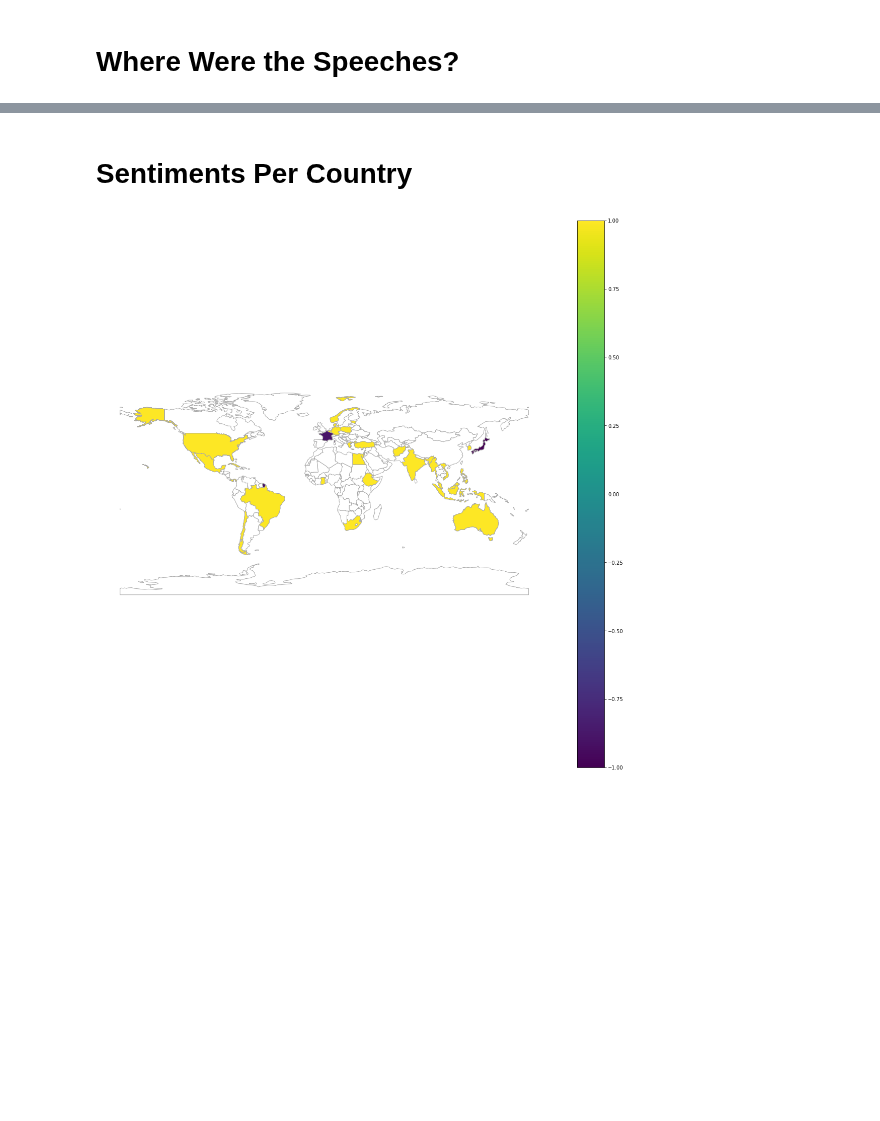
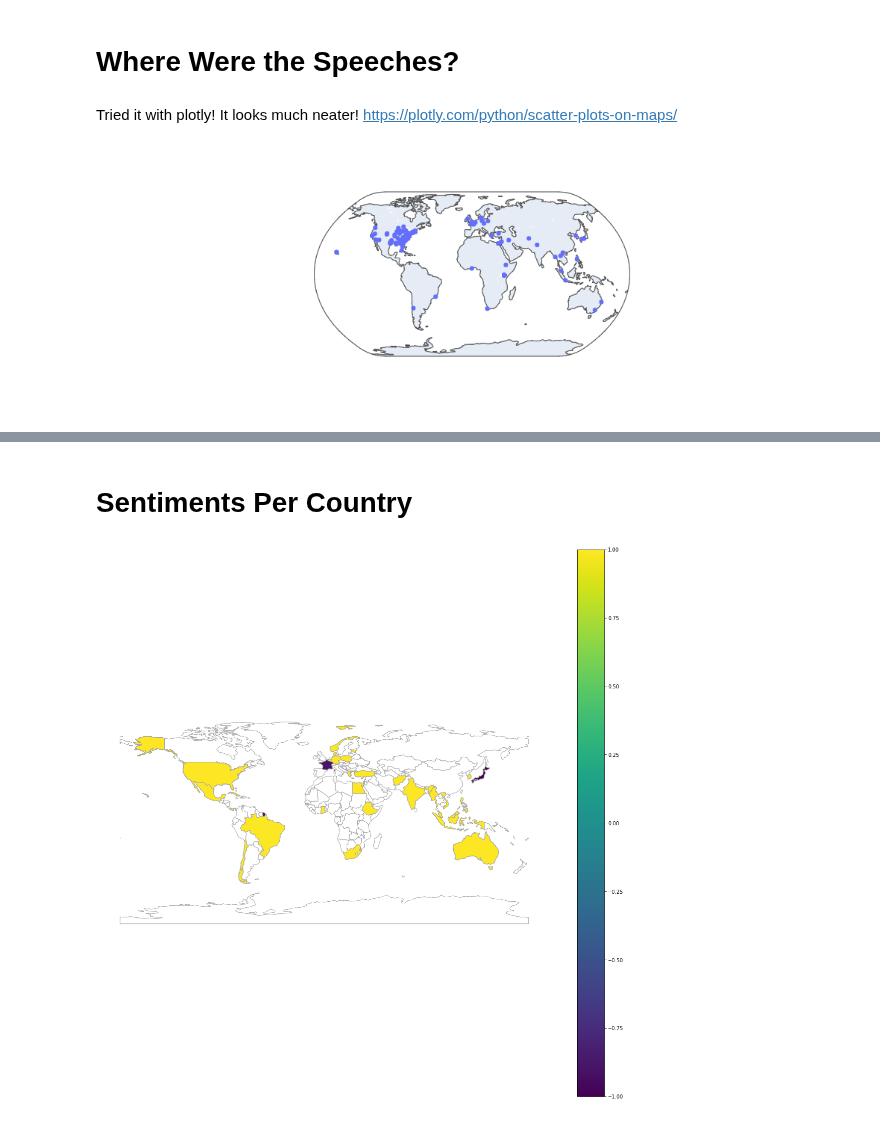
Before and after one commit to jfsalcedo10/mda-kuwait, a Jupyter notebook: sentiment_analysis/loc_v_sen.ipynb, the cells around one changed output, grey strips where cells are left out. Saved outputs shown, nothing was run; the diff lists cells and outputs as text; code cells hidden in the pictures; blank space fills up the shorter version.

Commit message:
Updates on Topic_Sentiment and Location SA"

```diff
--- a/sentiment_analysis/loc_v_sen.ipynb
+++ b/sentiment_analysis/loc_v_sen.ipynb
@@ -219,5 +213,19 @@ gdf
 # %% [markdown]
 # Where Were the Speeches?
+# %% [markdown]
+Tried it with plotly! It looks much neater!
+https://plotly.com/python/scatter-plots-on-maps/
+# %%
+
+import plotly.express as px
+# df = px.data.gapminder().query("year==2007")
+fig = px.scatter_geo(gdf, lat="latitude", lon="longitude",
+                      hover_name="title",
+                     hover_data= ["location","textblob"],
+                     projection="natural earth")
+fig.show()
+# %% [output]
+[figure, added]
 # %%
 fig, gax = plt.subplots(figsize = (20,20))
 
```
Also changed, not shown: parts of 4 cells of this notebook, 1 other file.
